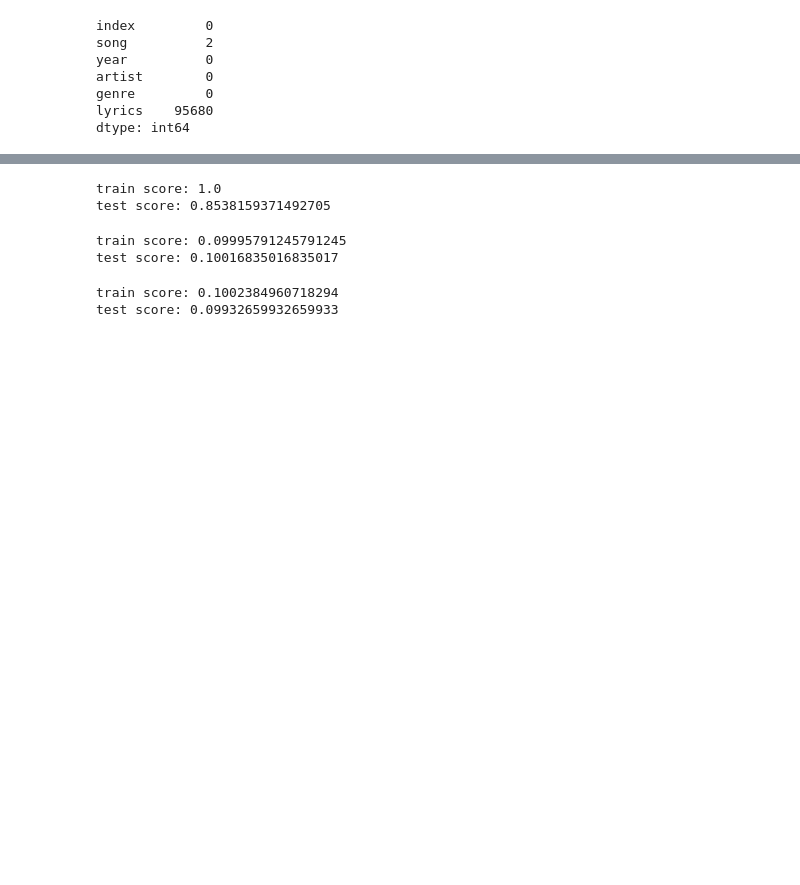
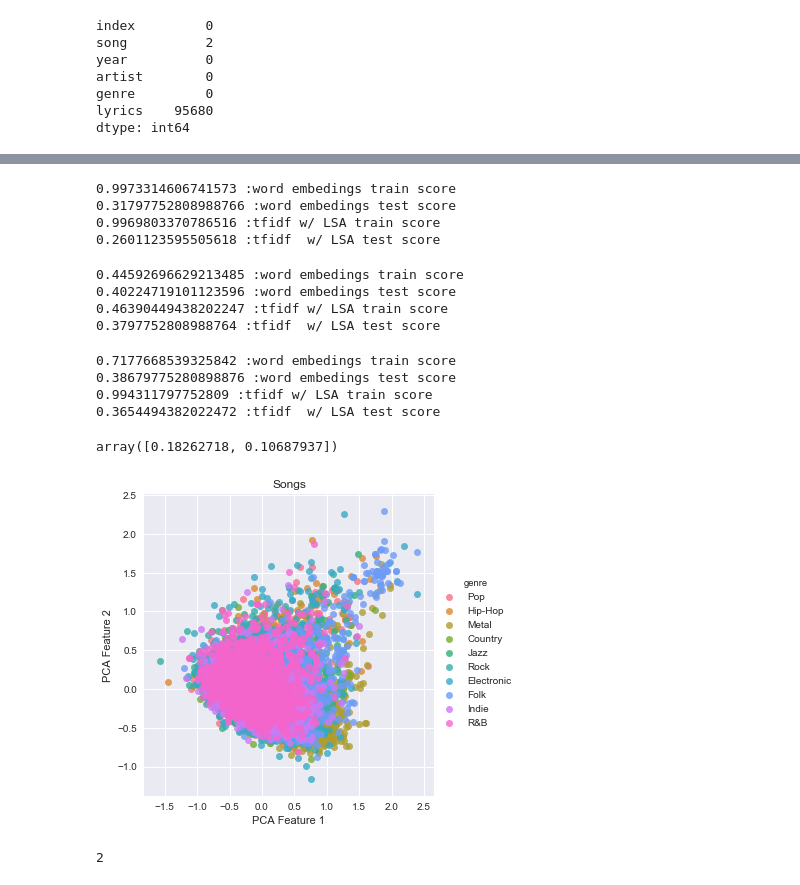
Before and after one commit to Audio88/NLP, a Jupyter notebook: unsupervised_capstone2.ipynb, the cells around one changed output, grey strips where cells are left out. Cells and saved outputs as stored; diff of their text form; code cells hidden in the pictures; blank space fills up the shorter version.

```diff
--- a/unsupervised_capstone2.ipynb
+++ b/unsupervised_capstone2.ipynb
@@ -207,30 +265,62 @@ test score: 0.5642536475869809
 # %%
-from sklearn.neighbors import KNeighborsClassifier
+knn = KNeighborsClassifier(n_neighbors=9, weights='distance')
 
-knn= KNeighborsClassifier(n_neighbors=10, weights='distance')
-knn.fit(X_train, y_train)
-
-score_support(knn, X_train, y_train, X_test, y_test)
+model_support(knn, X_train, y_train, X_test, y_test, X_train_tfidf, X_test_tfidf)
 # %% [output]
-train score: 1.0
-test score: 0.8538159371492705
+0.9973314606741573 :word embedings train score
+0.31797752808988766 :word embedings test score
+0.9969803370786516 :tfidf w/ LSA train score
+0.2601123595505618 :tfidf  w/ LSA test score
 # %%
-from sklearn.linear_model import LogisticRegression
+lr = LogisticRegression(C=5)
 
-lr = LogisticRegression(C=5)
-lr.fit(X_train, y_train)
-
-score_support(lr, X_train, y_train, X_test, y_test)
+model_support(lr, X_train, y_train, X_test, y_test, X_train_tfidf, X_test_tfidf)
 # %% [output]
-train score: 0.09995791245791245
-test score: 0.10016835016835017
+0.44592696629213485 :word embedings train score
+0.40224719101123596 :word embedings test score
+0.46390449438202247 :tfidf w/ LSA train score
+0.3797752808988764 :tfidf  w/ LSA test score
 # %%
-from sklearn.neural_network import MLPClassifier
+mlp = MLPClassifier(hidden_layer_sizes=(155,), max_iter=400)
 
-mlp = MLPClassifier(hidden_layer_sizes=(155,), max_iter=400)
-mlp.fit(X_train, y_train)
-
-score_support(mlp, X_train, y_train, X_test, y_test)
+model_support(mlp, X_train, y_train, X_test, y_test, X_train_tfidf, X_test_tfidf)
 # %% [output]
-train score: 0.1002384960718294
-test score: 0.09932659932659933
+0.7177668539325842 :word embedings train score
+0.38679775280898876 :word embedings test score
+0.994311797752809 :tfidf w/ LSA train score
+0.3654494382022472 :tfidf  w/ LSA test score
+# %%
+from sklearn.decomposition import PCA
+pca = PCA(n_components=2)
+X_pca = pca.fit_transform(X)
+X_pca = np.hstack((X_pca, y[:,None]))
+#from sklearn.preprocessing import LabelEncoder
+#enc = LabelEncoder()
+#y_num = enc.fit_transform(y)
+#X_pca = np.hstack((X_pca, y_num[:,None]))
+
+X_pca = pd.DataFrame(X_pca, columns=['PCA Feature 1', 'PCA Feature 2', 'genre'])
+# %%
+pca.explained_variance_
+# %% [output]
+array([0.18262718, 0.10687937])
+# %%
+#plot data with seaborn
+sns.lmplot(data=X_pca, x='PCA Feature 1', y='PCA Feature 2', hue='genre', fit_reg=False)
+plt.title('Songs')
+plt.show()
+# %% [output]
+[figure, added]
+# %%
+from sklearn.cluster import MeanShift, estimate_bandwidth, SpectralClustering, AffinityPropagation
+from sklearn.metrics import silhouette_score
+
+bandwidth = estimate_bandwidth(X, quantile=.3, n_samples=1000, random_state=42)
+
+ms = MeanShift(bandwidth=bandwidth, bin_seeding=True)
+ms.fit(X)
+
+labels = ms.labels_
+len(np.unique(labels))
+# %% [output]
+2
```
Also changed, not shown: parts of 16 cells of this notebook.
